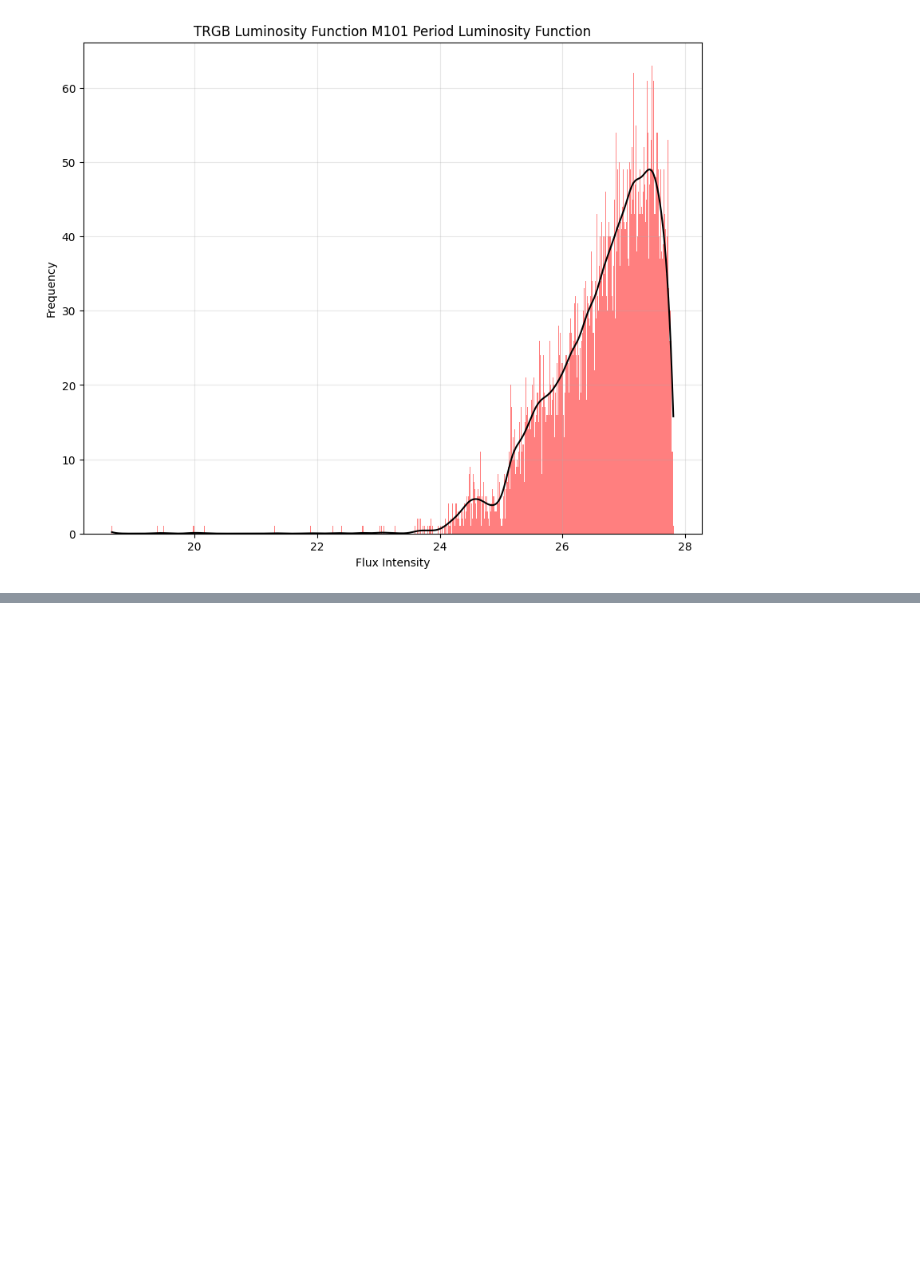
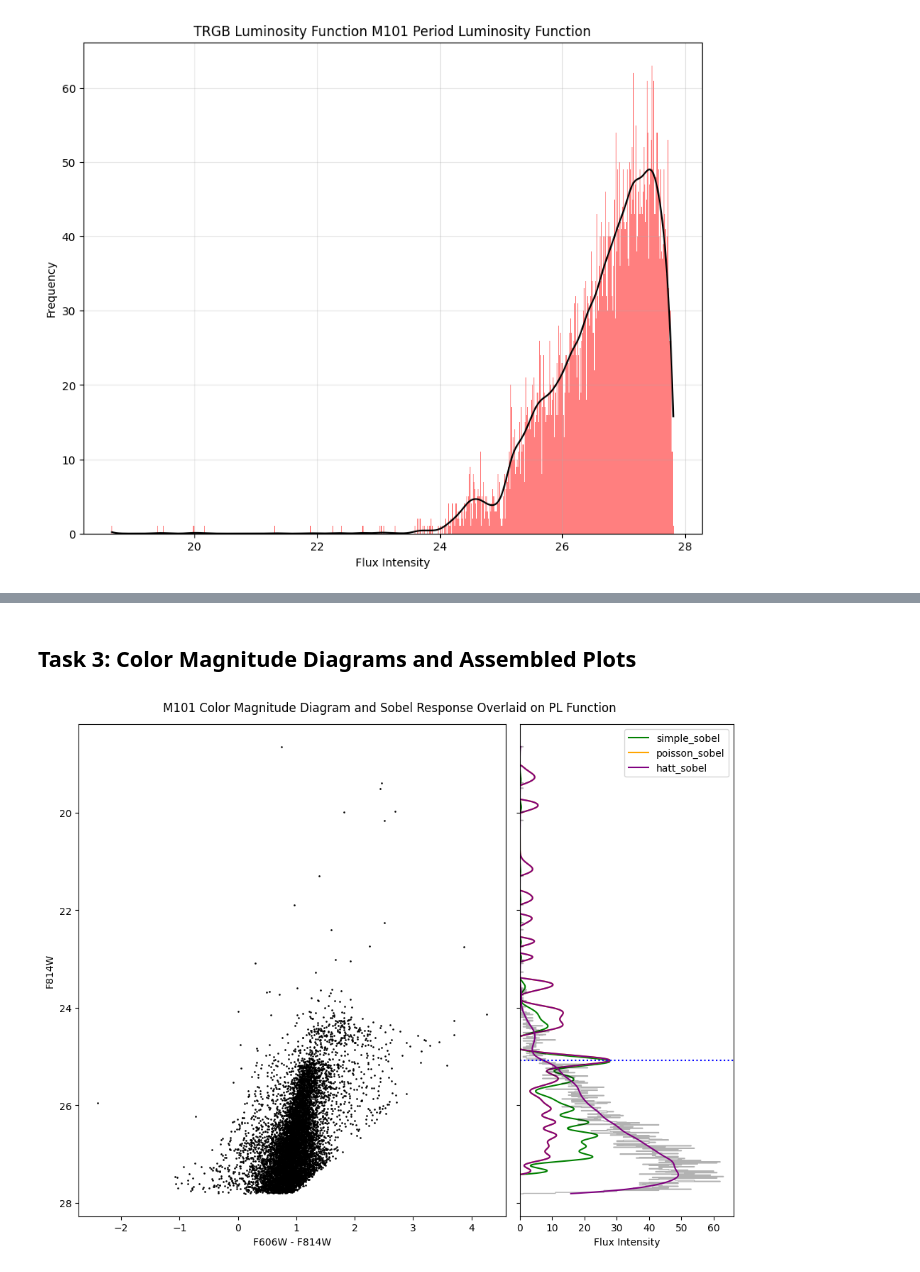
Before and after one commit to gurnoorssandhu/TRGB-Data-Analysis, a Jupyter notebook: analysis.ipynb, the cells around one changed output, grey strips where cells are left out. Saved outputs shown, nothing was run; the diff lists cells and outputs as text; code cells hidden in the pictures; blank space fills up the shorter version.

```diff
--- a/analysis.ipynb
+++ b/analysis.ipynb
@@ -35,3 +35,6 @@ data = pd.read_csv('M101.csv')
 data.head()
 
 mag_data = data['inst_vega_mag2'].values
+diff_data = data['inst_vega_mag1'].values - mag_data
+y_data = data['inst_vega_mag1'].values
+x_data = -1 * diff_data
@@ -128,0 +137,39 @@ ax.grid(True, alpha=0.3)
+# %% [markdown]
+## Task 3: Color Magnitude Diagrams and Assembled Plots
+# %%
+fig, (ax1, ax2) = plt.subplots(1, 2, figsize=(10, 8), sharey=True, gridspec_kw={'width_ratios': [2, 1]})
+
+# CMD
+ax1.scatter(diff_data, mag_data, color='black', s=0.8)
+ax1.yaxis.set_inverted(True)
+ax1.set_xlabel('F606W - F814W')
+ax1.set_ylabel('F814W')
+
+# sobel response
+scaling_factor_hatt = np.max(mag_data) / np.max(hatt_sobel(Y)[1]) # this is for visual scaling (hatt)
+scaling_factor_simple = np.max(mag_data) / np.max(sobel_filter(Y)[1]) # this is for visual scaling (simple)
+scaling_factor_poisson = np.max(mag_data) / np.max(poisson_sobel(Y)[1]) # this is for visual scaling (poisson)
+ax2.plot(np.maximum(scaling_factor_simple * sobel_filter(Y)[1], 0), X[2:-2], color='green', label='simple_sobel') # hatt sobel response > 0
+ax2.plot(np.maximum(scaling_factor_poisson * poisson_sobel(Y)[1], 0), X[2:-2], color='orange', label='poisson_sobel') # hatt sobel response > 0
+ax2.plot(np.maximum(scaling_factor_hatt * hatt_sobel(Y)[1], 0), X[2:-2], color='purple', label='hatt_sobel') # hatt sobel response > 0
+ax2.yaxis.set_inverted(True)
+ax2.legend()
+
+# histogram and gloess smoothed curve
+Y, X = gloess(mag_data, 0.10)
+ax2.hist(mag_data, bins=np.arange(min(mag_data), max(mag_data) + 0.01, 0.01), color='black', alpha=0.3, orientation='horizontal', histtype='step', label='pl_histogram')
+ax2.plot(Y, X, color='purple', label='smoothed_pl_function')
+
+# maximum sobel re
+max_sobel_response = np.max(hatt_sobel(Y)[1])
+max_ind = np.where(hatt_sobel(Y)[1] == max_sobel_response)
+max_val = (X[2: -2])[max_ind]
+ax2.axhline(y=max_val, linestyle=':', color='blue')
+
+
+ax2.set_xlabel('Flux Intensity')
+
+fig.suptitle("M101 Color Magnitude Diagram and Sobel Response Overlaid on PL Function")
+fig.tight_layout()
+# %% [output]
+[figure, added]
```
Also changed, not shown: parts of 3 cells of this notebook, 2 other files.
